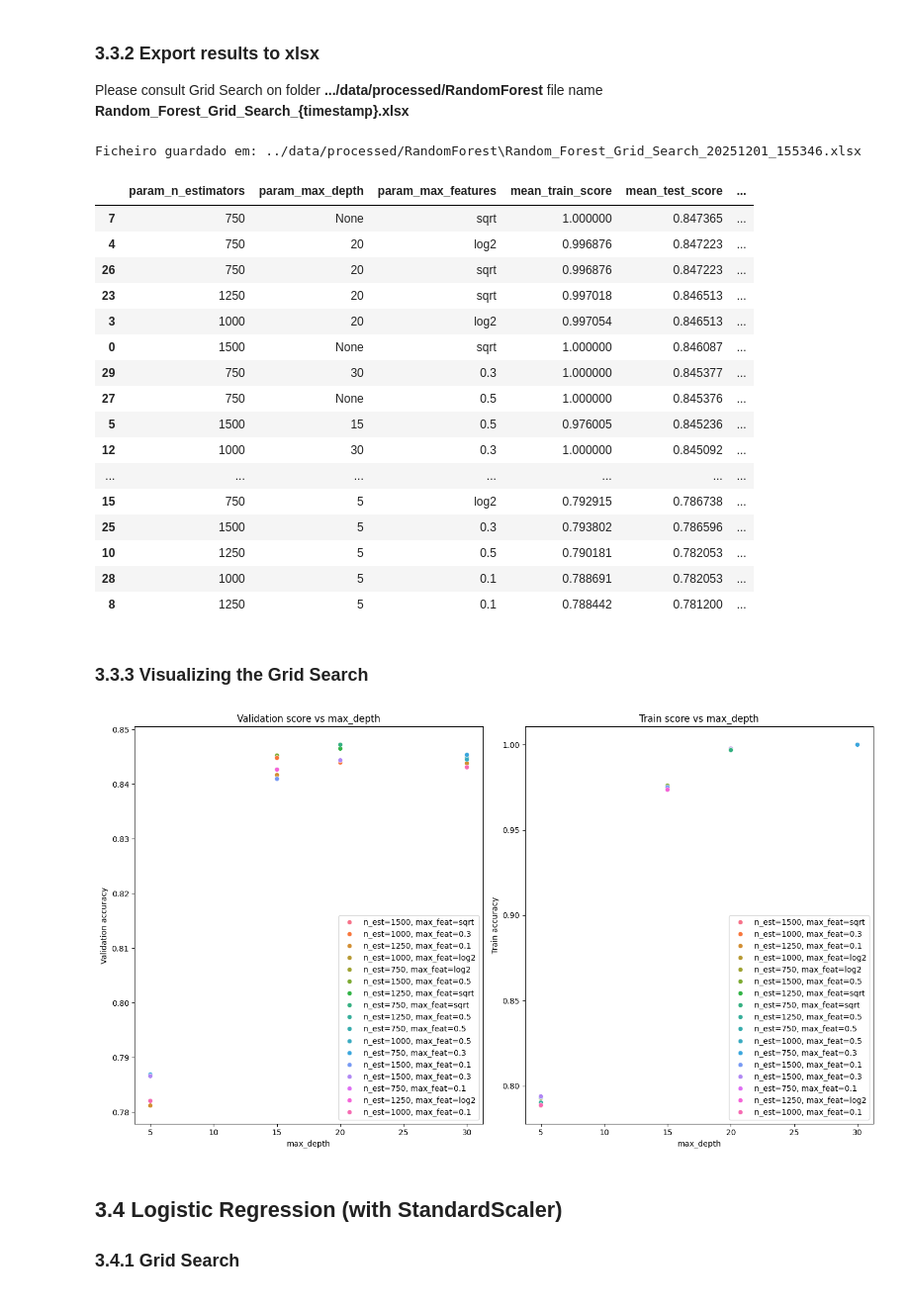
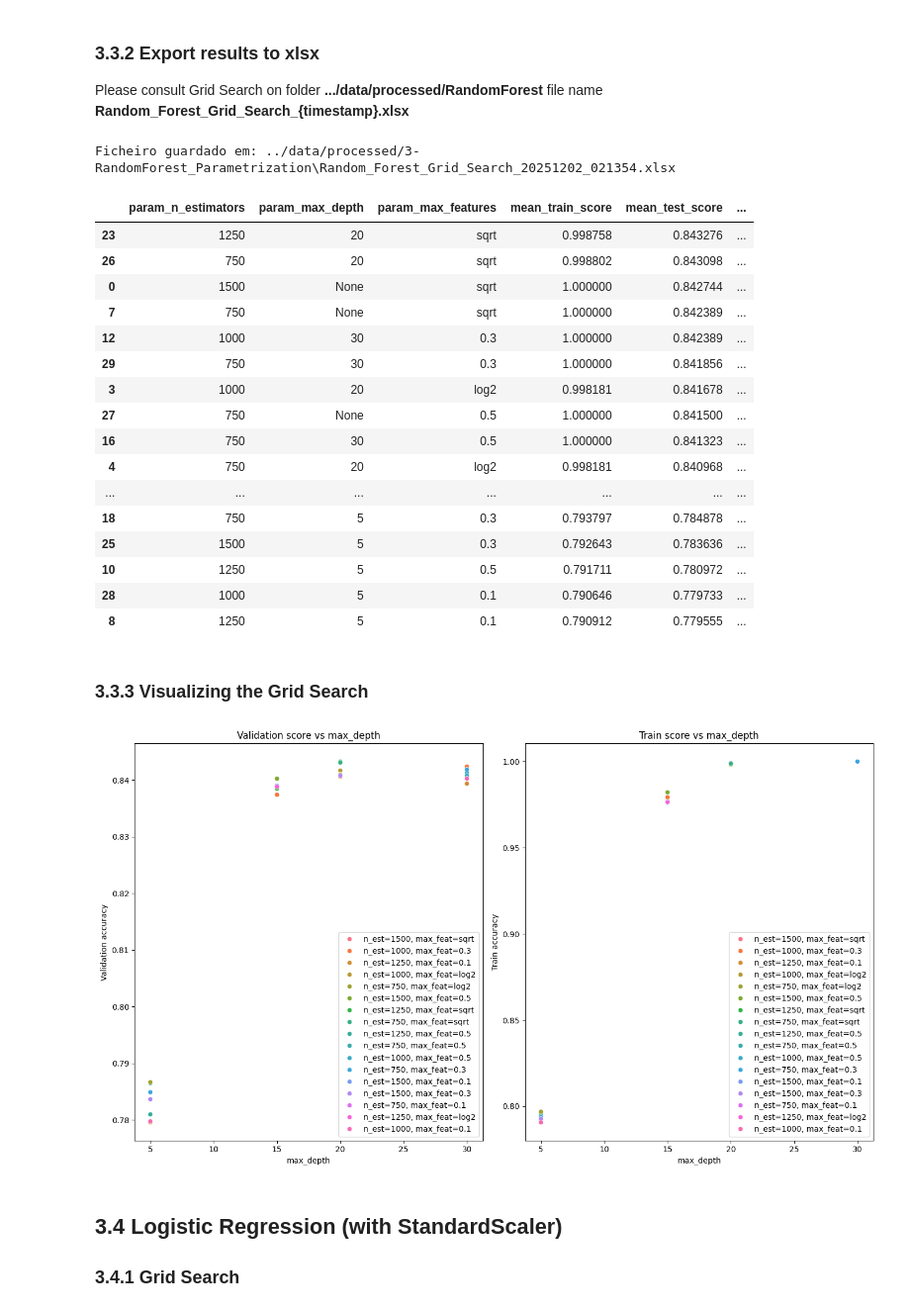
Before and after one commit to sergiopatinha/EnterpriseDataScienceBootcamp_workgroup, a Jupyter notebook: notebooks/04_modeling.ipynb, the cells around one changed output. Shown at 99% size. Saved outputs shown, nothing was run; the diff lists cells and outputs as text; code cells hidden in the pictures.

```diff
--- a/notebooks/04_modeling.ipynb
+++ b/notebooks/04_modeling.ipynb
@@ -66,7 +66,7 @@ def load_all_processed_data(path: str = "../data/processed"):
     # Base data
     # ============================
     data["X"] = pd.read_parquet(f"{path}/X.parquet")
-    data["X_enc"] = pd.read_parquet(f"{path}/X_encoded.parquet")
+    data["X_enc"] = pd.read_parquet(f"{path}/X_enc.parquet")
     data["y"] = pd.read_csv(f"{path}/y.csv")
 
     # ============================
@@ -100,16 +100,16 @@ def load_all_processed_data(path: str = "../data/processed"):
             data[key] = json.load(f)
 
     # Embedded methods - datasets
-    embedded_datasets = {
-        "X_xgb_embeded": "X_xgb_embeded.parquet",
-        "X_rf_embeded": "X_rf_embeded.parquet",
-        "X_log_embeded": "X_log_wrapper.parquet",
-        "X_dt_embeded": "X_dt_embeded.parquet",
-        "X_log_l1_embeded": "X_log_l1_embeded.parquet",
-    }
+    #embedded_datasets = {
+    #    "X_xgb_embeded": "X_xgb_embeded.parquet",
+    #    "X_rf_embeded": "X_rf_embeded.parquet",
+    #    "X_log_embeded": "X_log_wrapper.parquet",
+    #    "X_dt_embeded": "X_dt_embeded.parquet",
+    #    "X_log_l1_embeded": "X_log_l1_embeded.parquet",
+    #}
 
-    for key, filename in embedded_datasets.items():
-        data[key] = pd.read_parquet(f"{path}/{filename}")
+    #for key, filename in embedded_datasets.items():
+    #    data[key] = pd.read_parquet(f"{path}/{filename}")
 
     # ============================
     # Wrapper methods - feature lists
@@ -129,15 +129,15 @@ def load_all_processed_data(path: str = "../data/processed"):
             data[key] = json.load(f)
 
     # Wrapper methods - datasets
-    wrapper_datasets = {
-        "X_xgb_wrapper": "X_xgb_wrapper.parquet",
-        "X_rf_wrapper": "X_rf_wrapper.parquet",
-        "X_log_wrapper": "X_log_wrapper.parquet",
-        "X_dt_wrap_wrapper": "X_dt_wrap_wrapper.parquet",
-    }
+    #wrapper_datasets = {
+    #    "X_xgb_wrapper": "X_xgb_wrapper.parquet",
+    #    "X_rf_wrapper": "X_rf_wrapper.parquet",
+    #    "X_log_wrapper": "X_log_wrapper.parquet",
+    #    "X_dt_wrap_wrapper": "X_dt_wrap_wrapper.parquet",
+    #}
 
-    for key, filename in wrapper_datasets.items():
-        data[key] = pd.read_parquet(f"{path}/{filename}")
+    #for key, filename in wrapper_datasets.items():
+    #    data[key] = pd.read_parquet(f"{path}/{filename}")
 
     return data
 # %% [markdown]
@@ -723,51 +728,51 @@ results = results[cols]
 
 results_sorted = results.sort_values("mean_test_score", ascending=False)
 
 
 # ==============================================
 # Saving the conclusions to xlx with time stamp
 # ===============================================
 
 # 1. Define the directory where the file will be saved
-output_dir = "../data/processed/RandomForest"
+output_dir = "../data/processed/3-RandomForest_Parametrization"
 
 # 2. Create the directory if it does not exist
 os.makedirs(output_dir, exist_ok=True)
 
 # 3. Create timestamp (YYYYMMDD_HHMMSS)
 timestamp = datetime.now().strftime("%Y%m%d_%H%M%S")
 
 # 4. Build filename
 filename = f"Random_Forest_Grid_Search_{timestamp}.xlsx"
 
 # 5. Full path
 filepath = os.path.join(output_dir, filename)
 
 # 6. Save the Excel file
 results_sorted.to_excel(filepath, index=False)
 
 print(f"Ficheiro guardado em: {filepath}")
 
 results_sorted
 # %% [output]
-Ficheiro guardado em: ../data/processed/RandomForest\Random_Forest_Grid_Search_20251201_155346.xlsx
+Ficheiro guardado em: ../data/processed/3-RandomForest_Parametrization\Random_Forest_Grid_Search_20251202_021354.xlsx
 |  | param_n_estimators | param_max_depth | param_max_features | mean_train_score | mean_test_score | ... |
-| 7 | 750 | None | sqrt | 1.000000 | 0.847365 | ... |
-| 4 | 750 | 20 | log2 | 0.996876 | 0.847223 | ... |
-| 26 | 750 | 20 | sqrt | 0.996876 | 0.847223 | ... |
-| 23 | 1250 | 20 | sqrt | 0.997018 | 0.846513 | ... |
-| 3 | 1000 | 20 | log2 | 0.997054 | 0.846513 | ... |
-| 0 | 1500 | None | sqrt | 1.000000 | 0.846087 | ... |
-| 29 | 750 | 30 | 0.3 | 1.000000 | 0.845377 | ... |
-| 27 | 750 | None | 0.5 | 1.000000 | 0.845376 | ... |
-| 5 | 1500 | 15 | 0.5 | 0.976005 | 0.845236 | ... |
-| 12 | 1000 | 30 | 0.3 | 1.000000 | 0.845092 | ... |
+| 23 | 1250 | 20 | sqrt | 0.998758 | 0.843276 | ... |
+| 26 | 750 | 20 | sqrt | 0.998802 | 0.843098 | ... |
+| 0 | 1500 | None | sqrt | 1.000000 | 0.842744 | ... |
+| 7 | 750 | None | sqrt | 1.000000 | 0.842389 | ... |
+| 12 | 1000 | 30 | 0.3 | 1.000000 | 0.842389 | ... |
+| 29 | 750 | 30 | 0.3 | 1.000000 | 0.841856 | ... |
+| 3 | 1000 | 20 | log2 | 0.998181 | 0.841678 | ... |
+| 27 | 750 | None | 0.5 | 1.000000 | 0.841500 | ... |
+| 16 | 750 | 30 | 0.5 | 1.000000 | 0.841323 | ... |
+| 4 | 750 | 20 | log2 | 0.998181 | 0.840968 | ... |
 | ... | ... | ... | ... | ... | ... | ... |
-| 15 | 750 | 5 | log2 | 0.792915 | 0.786738 | ... |
-| 25 | 1500 | 5 | 0.3 | 0.793802 | 0.786596 | ... |
-| 10 | 1250 | 5 | 0.5 | 0.790181 | 0.782053 | ... |
-| 28 | 1000 | 5 | 0.1 | 0.788691 | 0.782053 | ... |
-| 8 | 1250 | 5 | 0.1 | 0.788442 | 0.781200 | ... |
+| 18 | 750 | 5 | 0.3 | 0.793797 | 0.784878 | ... |
+| 25 | 1500 | 5 | 0.3 | 0.792643 | 0.783636 | ... |
+| 10 | 1250 | 5 | 0.5 | 0.791711 | 0.780972 | ... |
+| 28 | 1000 | 5 | 0.1 | 0.790646 | 0.779733 | ... |
+| 8 | 1250 | 5 | 0.1 | 0.790912 | 0.779555 | ... |
 # %% [markdown]
 ### **3.3.3 Visualizing the Grid Search**
 # %%
@@ -813,7 +818,7 @@ ax[1].set_ylabel("Train accuracy")
 plt.tight_layout()
 plt.show()
 # %% [output]
-[figure, old version]
+[figure, new version]
 # %% [markdown]
 ## **3.4 Logistic Regression (with StandardScaler)**
 ### **3.4.1 Grid Search**
```
Also changed, not shown: parts of 18 cells of this notebook, 3 other files.
